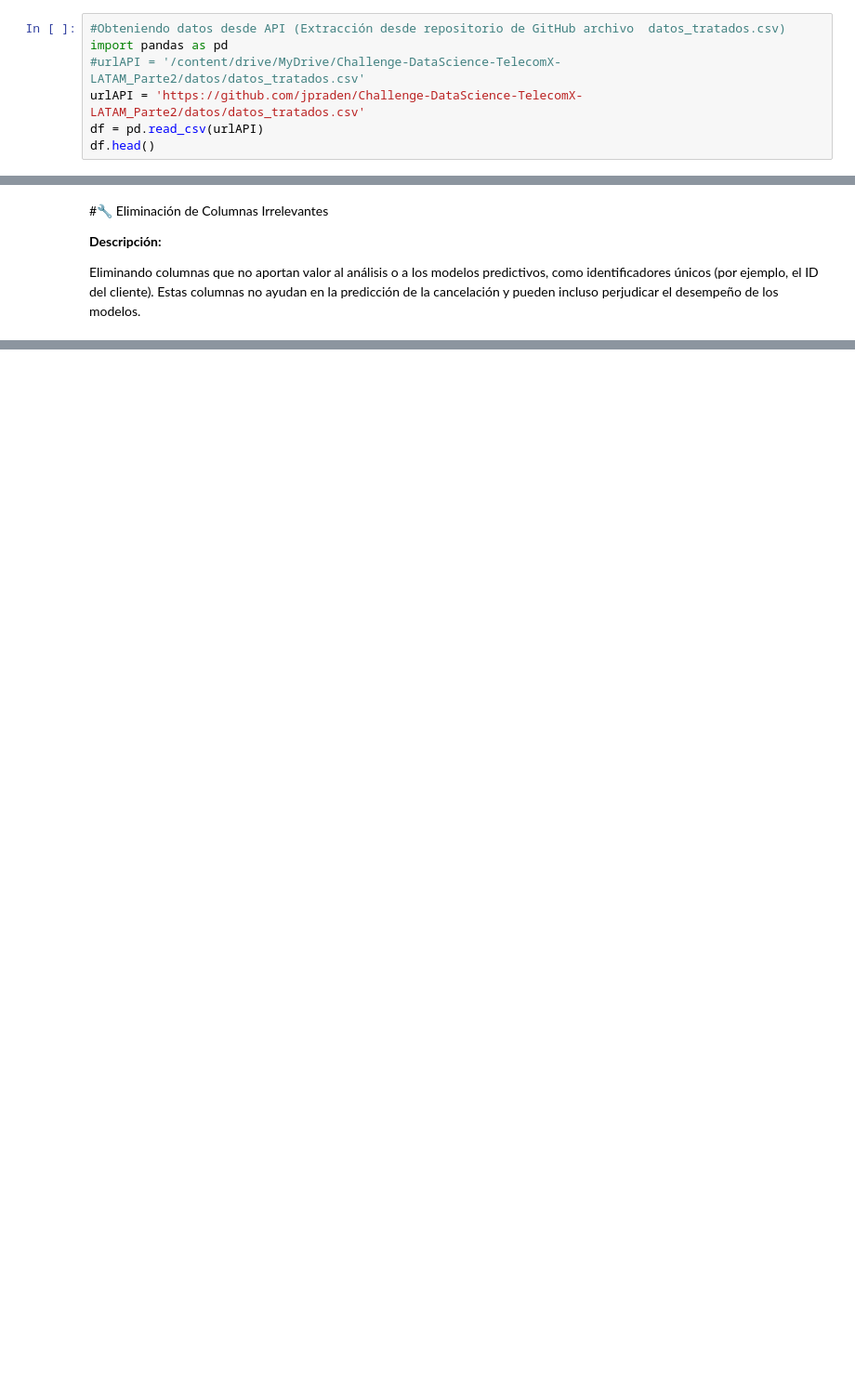
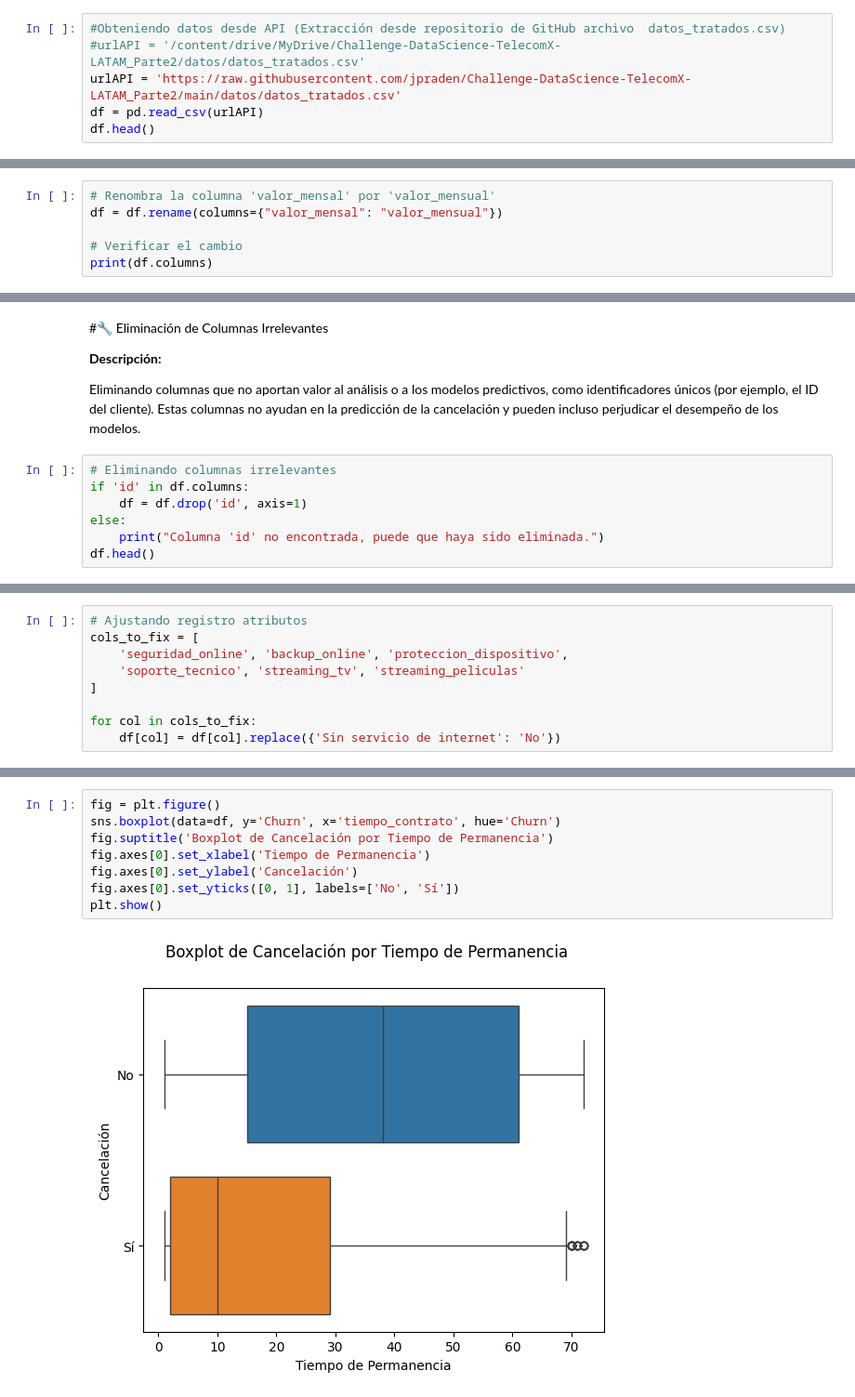
Before and after one commit to jpraden/Challenge-DataScience-TelecomX-LATAM_Parte2, a Jupyter notebook: TelecomX_LATAM_Parte2.ipynb, the cells around one changed output, grey strips where cells are left out. Shown at 93% size. Cells and saved outputs as stored; diff of their text form; blank space fills up the shorter version.

Commit message:
Actualización de archivo  TelecomX_LATAM_Parte2.ipynb con actividades de Pre procesamiento hasta Importancia de los variables

```diff
--- a/TelecomX_LATAM_Parte2.ipynb
+++ b/TelecomX_LATAM_Parte2.ipynb
@@ -83,9 +96,8 @@ import seaborn as sns
 import matplotlib.pyplot as plt
 # %%
 #Obteniendo datos desde API (Extracción desde repositorio de GitHub archivo  datos_tratados.csv)
-import pandas as pd
 #urlAPI = '/content/drive/MyDrive/Challenge-DataScience-TelecomX-LATAM_Parte2/datos/datos_tratados.csv'
-urlAPI = 'https://github.com/jpraden/Challenge-DataScience-TelecomX-LATAM_Parte2/datos/datos_tratados.csv'
+urlAPI = 'https://raw.githubusercontent.com/jpraden/Challenge-DataScience-TelecomX-LATAM_Parte2/main/datos/datos_tratados.csv'
 df = pd.read_csv(urlAPI)
 df.head()
 # %% [output]
@@ -116,3 +128,9 @@ Data columns (total 22 columns):
  21  cuentas_diarias         7032 non-null   float64
 dtypes: float64(3), int64(2), object(17)
 memory usage: 1.2+ MB
+# %%
+# Renombra la columna 'valor_mensal' por 'valor_mensual'
+df = df.rename(columns={"valor_mensal": "valor_mensual"})
+
+# Verificar el cambio
+print(df.columns)
@@ -163,3 +194,10 @@ ____________________________________________________________________________
 **Descripción:**
 
 Eliminando columnas que no aportan valor al análisis o a los modelos predictivos, como identificadores únicos (por ejemplo, el ID del cliente). Estas columnas no ayudan en la predicción de la cancelación y pueden incluso perjudicar el desempeño de los modelos.
+# %%
+# Eliminando columnas irrelevantes
+if 'id' in df.columns:
+    df = df.drop('id', axis=1)
+else:
+    print("Columna 'id' no encontrada, puede que haya sido eliminada.")
+df.head()
@@ -165,0 +222,9 @@ Eliminando columnas que no aportan valor al análisis o a los modelos predictivo
+# %%
+# Ajustando registro atributos
+cols_to_fix = [
+    'seguridad_online', 'backup_online', 'proteccion_dispositivo',
+    'soporte_tecnico', 'streaming_tv', 'streaming_peliculas'
+]
+
+for col in cols_to_fix:
+    df[col] = df[col].replace({'Sin servicio de internet': 'No'})
@@ -165,0 +268,10 @@ Eliminando columnas que no aportan valor al análisis o a los modelos predictivo
+# %%
+fig = plt.figure()
+sns.boxplot(data=df, y='Churn', x='tiempo_contrato', hue='Churn')
+fig.suptitle('Boxplot de Cancelación por Tiempo de Permanencia')
+fig.axes[0].set_xlabel('Tiempo de Permanencia')
+fig.axes[0].set_ylabel('Cancelación')
+fig.axes[0].set_yticks([0, 1], labels=['No', 'Sí'])
+plt.show()
+# %% [output]
+[figure, added]
```
Also changed, not shown: parts of 96 cells of this notebook.
